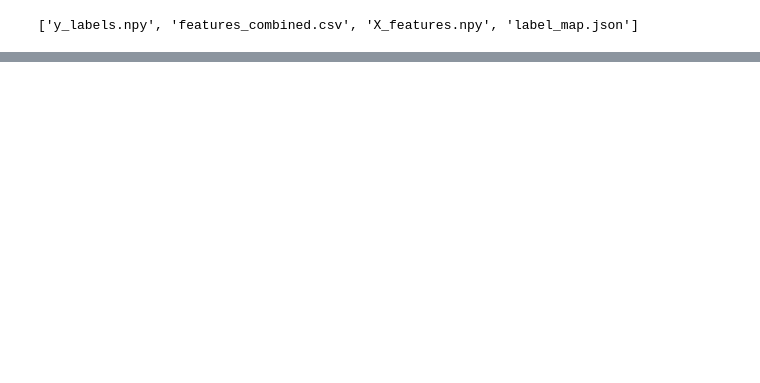
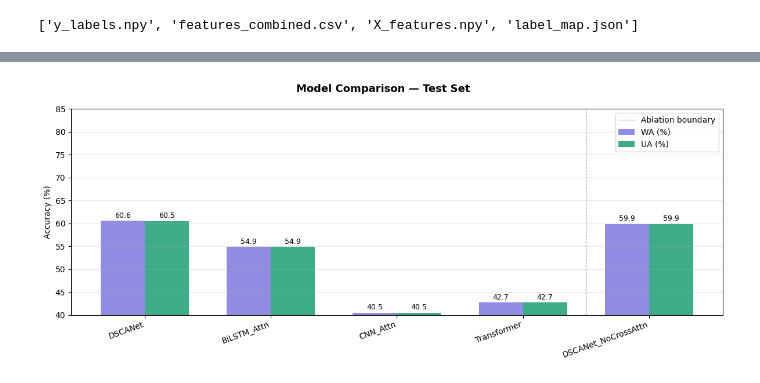
Before and after one commit to TensorNaut/aurasense-audio-ml, a Jupyter notebook: training.ipynb, the cells around one changed output, grey strips where cells are left out. Saved outputs shown, nothing was run; the diff lists cells and outputs as text; code cells hidden in the pictures; blank space fills up the shorter version.

```diff
--- a/training.ipynb
+++ b/training.ipynb
@@ -1068,0 +842,31 @@ Saved:
+# %%
+# Final comparison bar chart
+model_names = list(all_test_results.keys()) + ['DSCANet_NoCrossAttn']
+uas = [all_test_results[n]['ua'] for n in all_test_results] + [abl_ua]
+was = [all_test_results[n]['wa'] for n in all_test_results] + [abl_wa]
+
+x   = np.arange(len(model_names))
+w   = 0.35
+fig, ax = plt.subplots(figsize=(12, 5))
+fig.suptitle('Model Comparison — Test Set', fontsize=13, fontweight='bold')
+
+bars_wa = ax.bar(x - w/2, [v*100 for v in was], w, label='WA (%)', color='#7F77DD', alpha=0.85)
+bars_ua = ax.bar(x + w/2, [v*100 for v in uas], w, label='UA (%)', color='#1D9E75', alpha=0.85)
+
+for bar in bars_wa:
+    ax.text(bar.get_x()+bar.get_width()/2, bar.get_height()+0.3,
+            f'{bar.get_height():.1f}', ha='center', va='bottom', fontsize=9)
+for bar in bars_ua:
+    ax.text(bar.get_x()+bar.get_width()/2, bar.get_height()+0.3,
+            f'{bar.get_height():.1f}', ha='center', va='bottom', fontsize=9)
+
+ax.axvline(x=3.5, color='#888780', linestyle='--', linewidth=0.8, label='Ablation boundary')
+ax.set_xticks(x); ax.set_xticklabels(model_names, rotation=20, ha='right')
+ax.set_ylabel('Accuracy (%)'); ax.set_ylim(40, 85)
+ax.legend(); ax.grid(axis='y', alpha=0.3)
+
+plt.tight_layout()
+plt.savefig(OUTPUT_DIR / 'model_comparison.png', dpi=150, bbox_inches='tight')
+plt.show()
+# %% [output]
+[figure, added]
```
Also changed, not shown: parts of 27 cells of this notebook.
